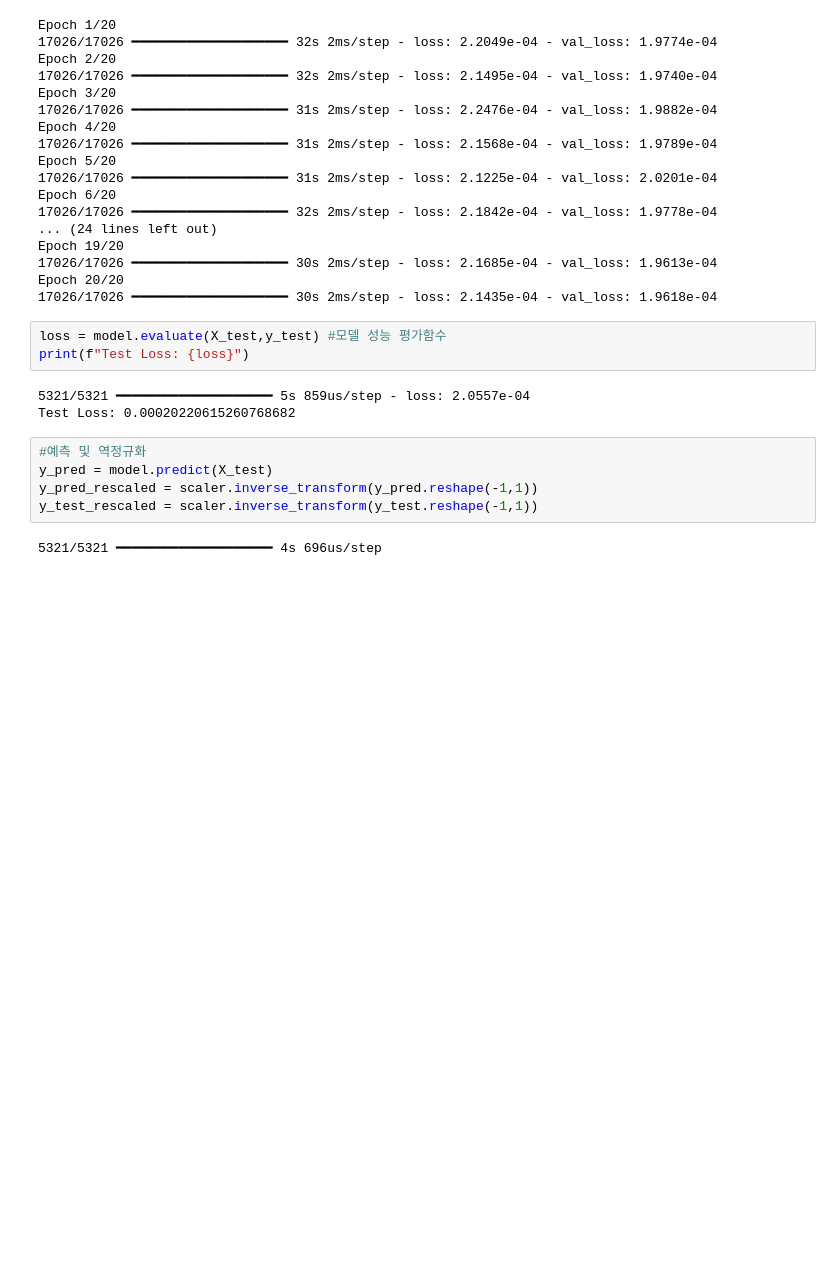
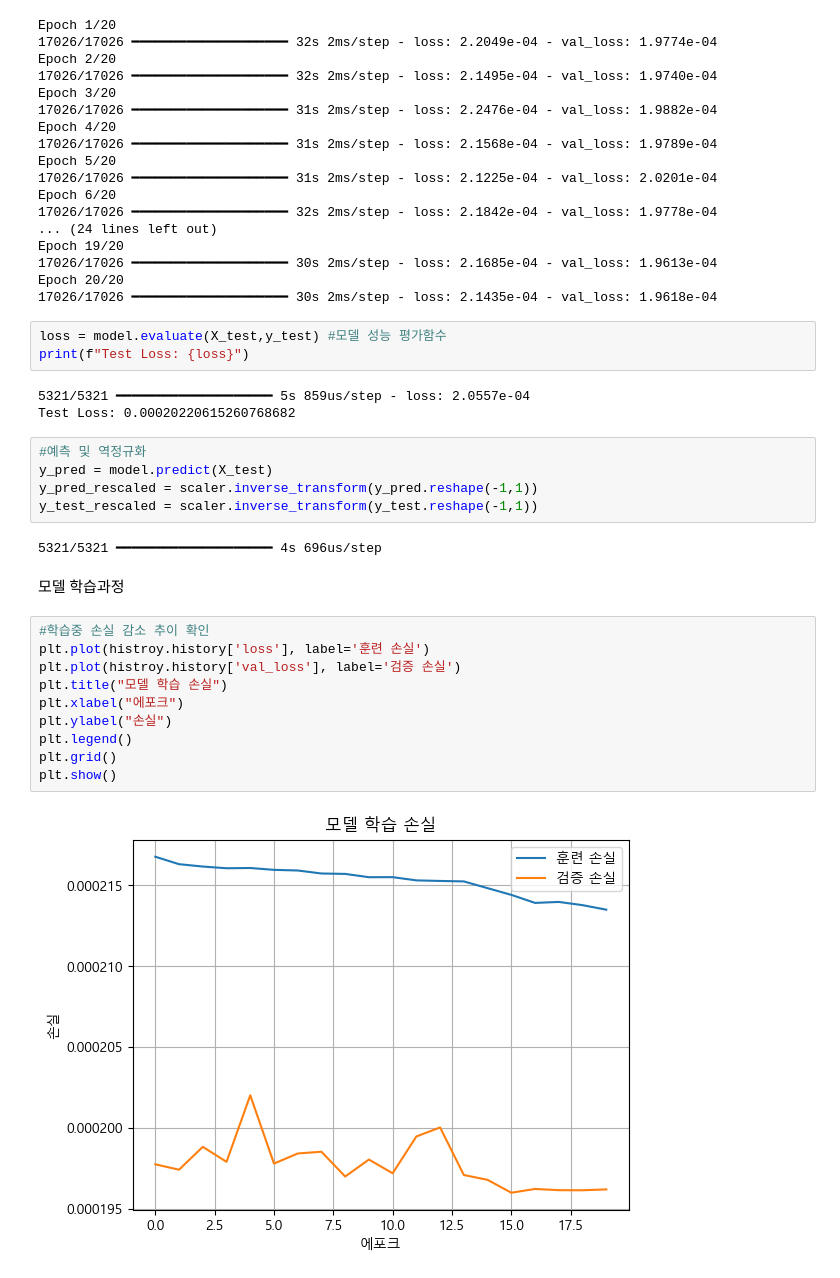
Before and after one commit to WhitebearM/ai_study, a Jupyter notebook: ai_project/fundamentals.ipynb, the cells around one changed output. Cells and saved outputs as stored; diff of their text form; blank space fills up the shorter version.

```diff
--- a/ai_project/fundamentals.ipynb
+++ b/ai_project/fundamentals.ipynb
@@ -81,3 +82,17 @@ y_pred_rescaled = scaler.inverse_transform(y_pred.reshape(-1,1))
 y_test_rescaled = scaler.inverse_transform(y_test.reshape(-1,1))
 # %% [output]
 5321/5321 ━━━━━━━━━━━━━━━━━━━━ 4s 696us/step
+# %% [markdown]
+모델 학습과정
+# %%
+#학습중 손실 감소 추이 확인
+plt.plot(histroy.history['loss'], label='훈련 손실')
+plt.plot(histroy.history['val_loss'], label='검증 손실')
+plt.title("모델 학습 손실")
+plt.xlabel("에포크")
+plt.ylabel("손실")
+plt.legend()
+plt.grid()
+plt.show()
+# %% [output]
+[figure, added]
```
Also changed, not shown: parts of 4 cells of this notebook.
